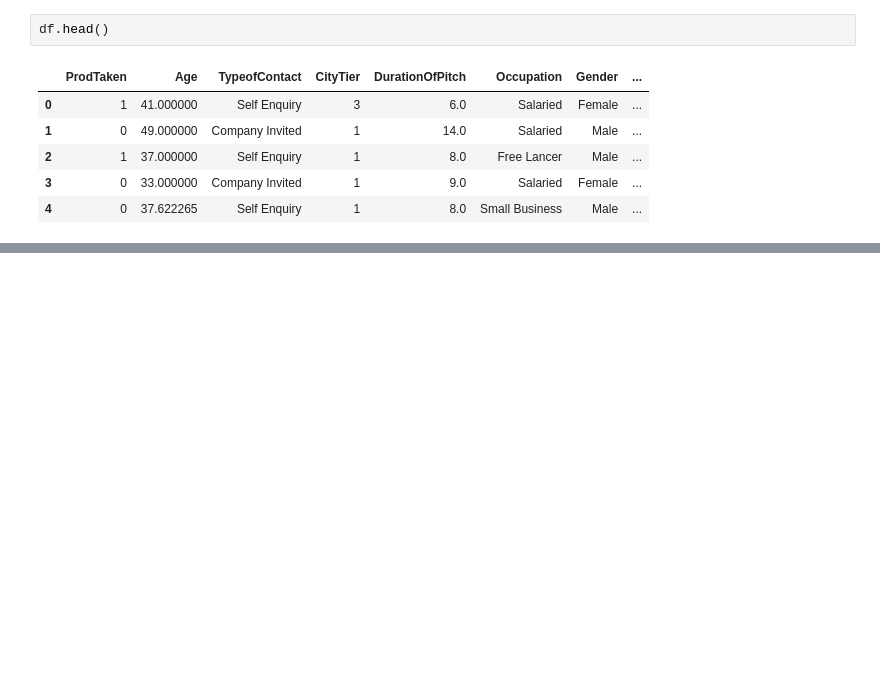
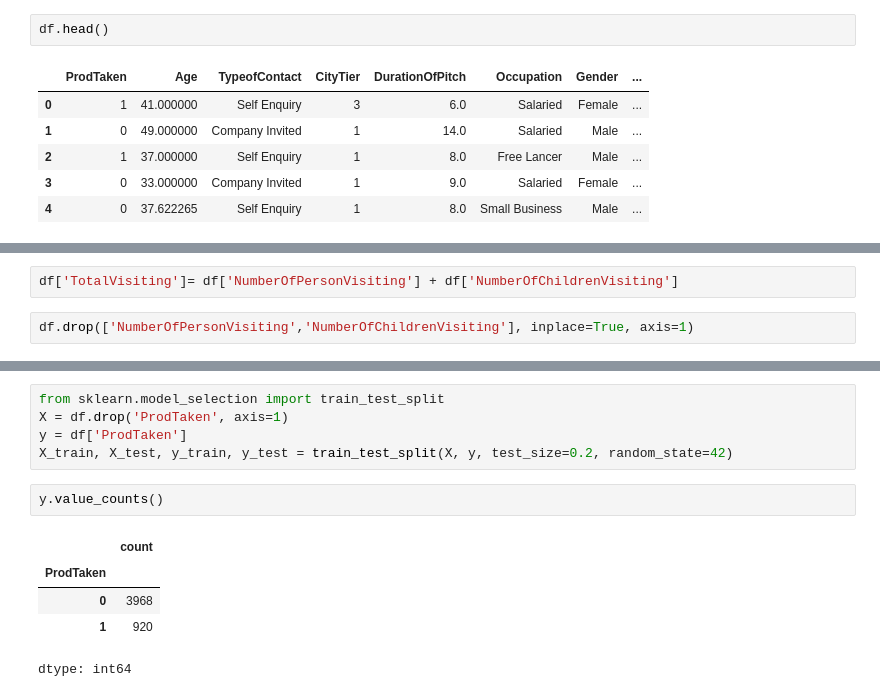
Before and after one commit to Nikhil9490/ML_Algorithms_Revision, a Jupyter notebook: Random_forest_feature_engieering.ipynb, the cells around one changed output, grey strips where cells are left out. Drawn from its saved outputs; the diff is of its cells as text; blank space fills up the shorter version.

```diff
--- a/Random_forest_feature_engieering.ipynb
+++ b/Random_forest_feature_engieering.ipynb
@@ -142,0 +164,4 @@ df.head()
+# %%
+df['TotalVisiting']= df['NumberOfPersonVisiting'] + df['NumberOfChildrenVisiting']
+# %%
+df.drop(['NumberOfPersonVisiting','NumberOfChildrenVisiting'], inplace=True, axis=1)
@@ -142,0 +188,13 @@ df.head()
+# %%
+from sklearn.model_selection import train_test_split
+X = df.drop('ProdTaken', axis=1)
+y = df['ProdTaken']
+X_train, X_test, y_train, y_test = train_test_split(X, y, test_size=0.2, random_state=42)
+# %%
+y.value_counts()
+# %% [output]
+|  | count |
+| ProdTaken |  |
+| 0 | 3968 |
+| 1 | 920 |
+dtype: int64
```
Also changed, not shown: parts of 6 cells of this notebook.
